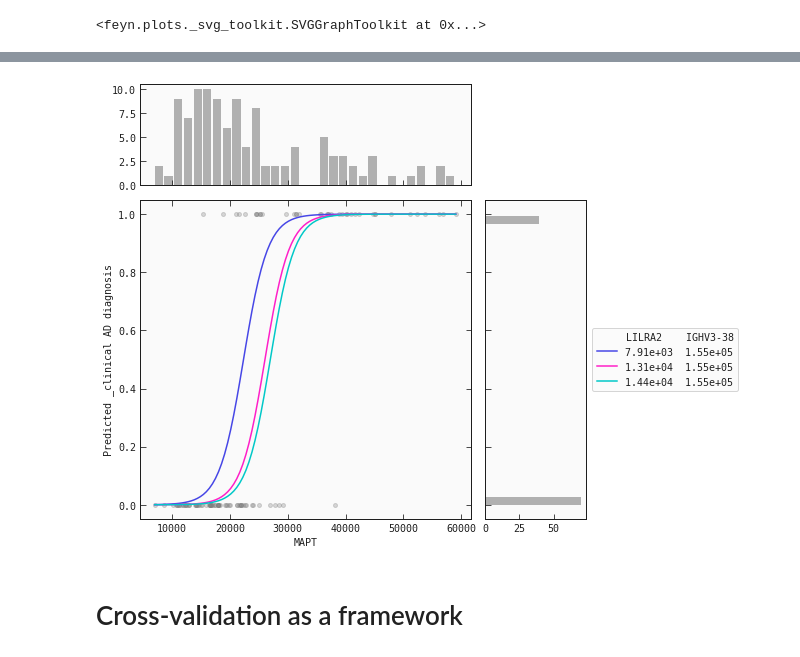
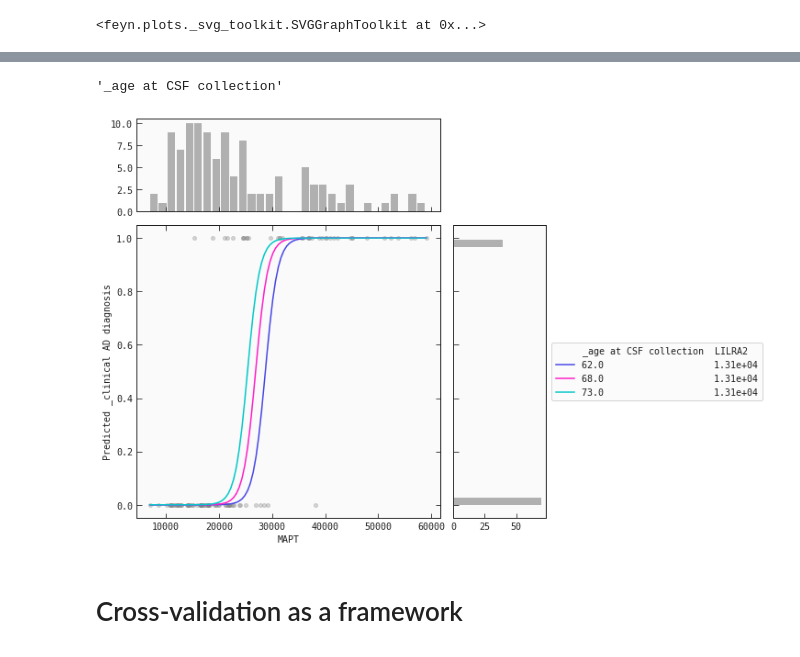
Before and after one commit to abzu-ai/QLattice-clinical-omics, a Jupyter notebook: notebooks/AD_case.ipynb, the cells around one changed output, grey strips where cells are left out. Drawn from its saved outputs; the diff is of its cells as text; code cells hidden in the pictures.

```diff
--- a/notebooks/AD_case.ipynb
+++ b/notebooks/AD_case.ipynb
@@ -37,7 +37,7 @@ target = "_clinical AD diagnosis"
 ## In depth modelling
 # %%
 projectname = 'ad_ms_proteomics_'
-pathname = '../figures'
+pathname = '../figures/'
 # %% [markdown]
 ### Get the test data
 # %%
@@ -81,3 +98,5 @@ modsum(models_single, train_val, test)
 # %% [markdown]
 ## Best model from autorun (BIC criterion)
+# %%
+best_model = models_single[0]
 # %%
@@ -146,12 +146,16 @@ $\displaystyle \frac{1}{189.0 e^{1.74 \cdot 10^{-5} IGHV3-38 + 0.000339 LILRA_{2
+# %%
+models_single[0].inputs[-1]
+# %% [output]
+'_age at CSF collection'
 # %%
-show_quantiles = 'LILRA2'
+show_quantiles = '_age at CSF collection'
 fixed = {}
 fixed[show_quantiles] = [
     train_val[show_quantiles].quantile(q=0.25),
     train_val[show_quantiles].quantile(q=0.5),
     train_val[show_quantiles].quantile(q=0.75)
 ]
 
-models_single[0].plot_response_1d(train_val, by = "MAPT", input_constraints=fixed)
+best_model.plot_response_1d(train_val, by = 'MAPT', input_constraints=fixed, filename=pathname+projectname+'bestmodel_response1d_age'+'.svg')
 # %% [output]
-[figure, old version]
+[figure, new version]
```
Also changed, not shown: parts of 9 cells of this notebook, 3 other files.
